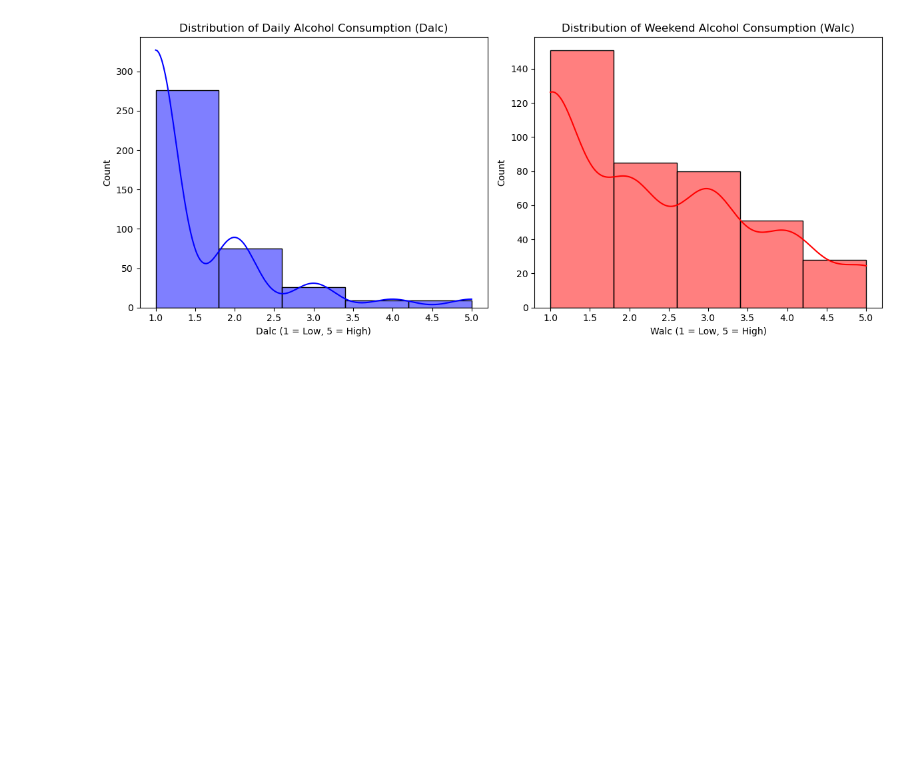
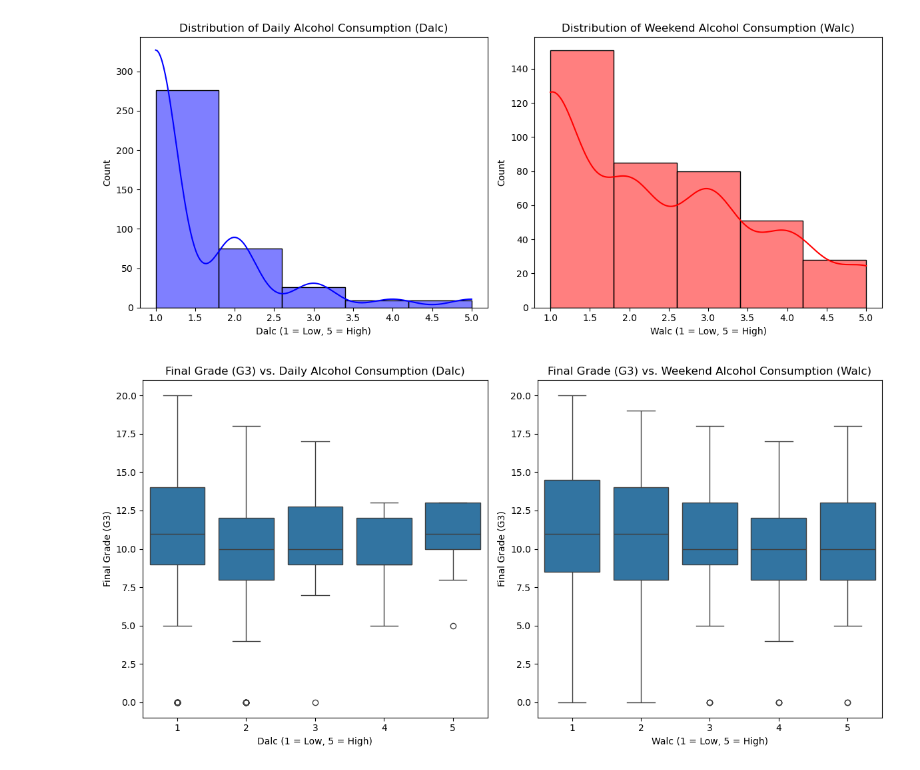
Before and after one commit to lahirudatascience/principles-data-science, a Jupyter notebook: code/student_ analysis.ipynb, the cells around one changed output. Cells and saved outputs as stored; diff of their text form; code cells hidden in the pictures; blank space fills up the shorter version.

Commit message:
Relationship Between Alcohol Consumption & Final Grades done

```diff
--- a/code/student_ analysis.ipynb
+++ b/code/student_ analysis.ipynb
@@ -100,3 +100,19 @@ plt.tight_layout()
 plt.show()
 # %% [output]
 [figure]
+# %%
+# Step 3: Relationship Between Alcohol Consumption & Final Grades
+fig, axes = plt.subplots(1, 2, figsize=(12, 6))
+sns.boxplot(x=df['Dalc'], y=df['G3'], ax=axes[0])
+axes[0].set_title("Final Grade (G3) vs. Daily Alcohol Consumption (Dalc)")
+axes[0].set_xlabel("Dalc (1 = Low, 5 = High)")
+axes[0].set_ylabel("Final Grade (G3)")
+
+sns.boxplot(x=df['Walc'], y=df['G3'], ax=axes[1])
+axes[1].set_title("Final Grade (G3) vs. Weekend Alcohol Consumption (Walc)")
+axes[1].set_xlabel("Walc (1 = Low, 5 = High)")
+axes[1].set_ylabel("Final Grade (G3)")
+plt.tight_layout()
+plt.show()
+# %% [output]
+[figure, added]
```
